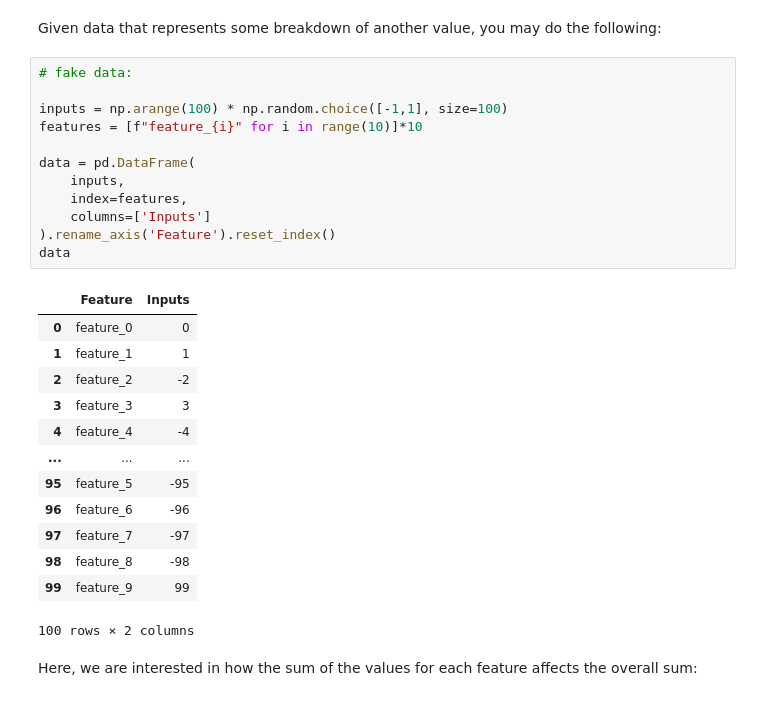
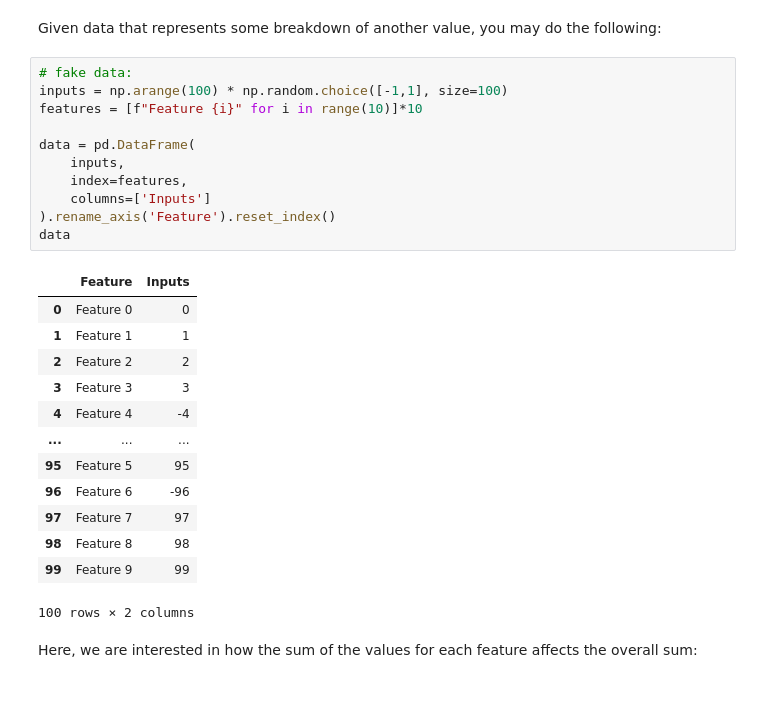
Before and after one commit to alexcapstick/alexs-visualisation-tools, a Jupyter notebook: examples/catplot.ipynb, the cells around one changed output. Drawn from its saved outputs; the diff is of its cells as text.

```diff
--- a/examples/catplot.ipynb
+++ b/examples/catplot.ipynb
@@ -81,29 +81,28 @@ ax.figure.savefig('../docs/source/figures/timefreqheatmap.png', bbox_inches='tig
 Given data that represents some breakdown of another value, you may do the following:
 # %%
 # fake data:
-
 inputs = np.arange(100) * np.random.choice([-1,1], size=100)
-features = [f"feature_{i}" for i in range(10)]*10
+features = [f"Feature {i}" for i in range(10)]*10
 
 data = pd.DataFrame(
     inputs,
     index=features,
     columns=['Inputs']
 ).rename_axis('Feature').reset_index()
 data
 # %% [output]
 |  | Feature | Inputs |
-| 0 | feature_0 | 0 |
-| 1 | feature_1 | 1 |
-| 2 | feature_2 | -2 |
-| 3 | feature_3 | 3 |
-| 4 | feature_4 | -4 |
+| 0 | Feature 0 | 0 |
+| 1 | Feature 1 | 1 |
+| 2 | Feature 2 | 2 |
+| 3 | Feature 3 | 3 |
+| 4 | Feature 4 | -4 |
 | ... | ... | ... |
-| 95 | feature_5 | -95 |
-| 96 | feature_6 | -96 |
-| 97 | feature_7 | -97 |
-| 98 | feature_8 | -98 |
-| 99 | feature_9 | 99 |
+| 95 | Feature 5 | 95 |
+| 96 | Feature 6 | -96 |
+| 97 | Feature 7 | 97 |
+| 98 | Feature 8 | 98 |
+| 99 | Feature 9 | 99 |
 100 rows × 2 columns
 # %% [markdown]
 Here, we are interested in how the sum of the values for each feature affects the overall sum:
```
Also changed, not shown: parts of 1 cell of this notebook, 3 other files.
